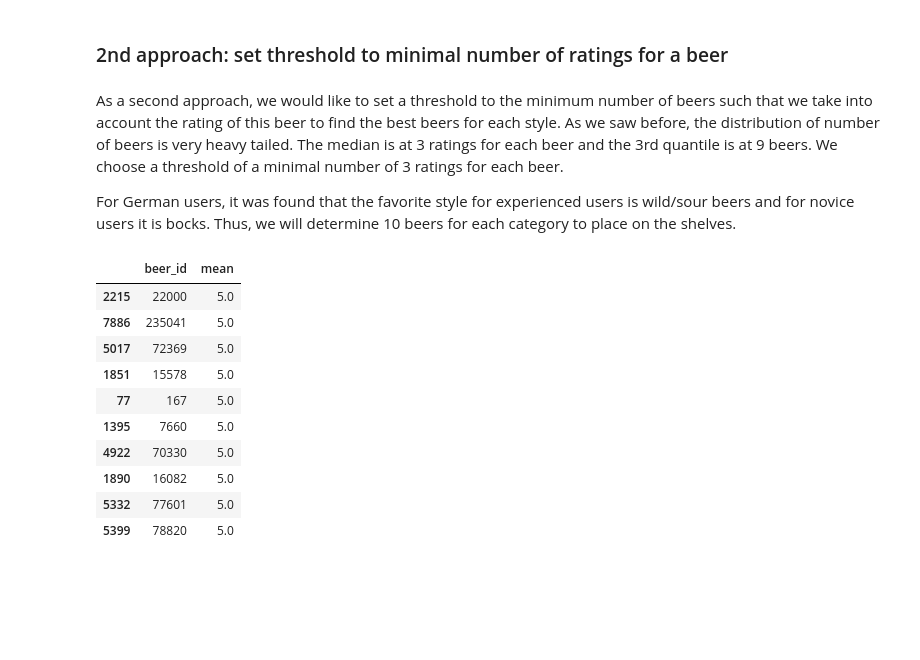
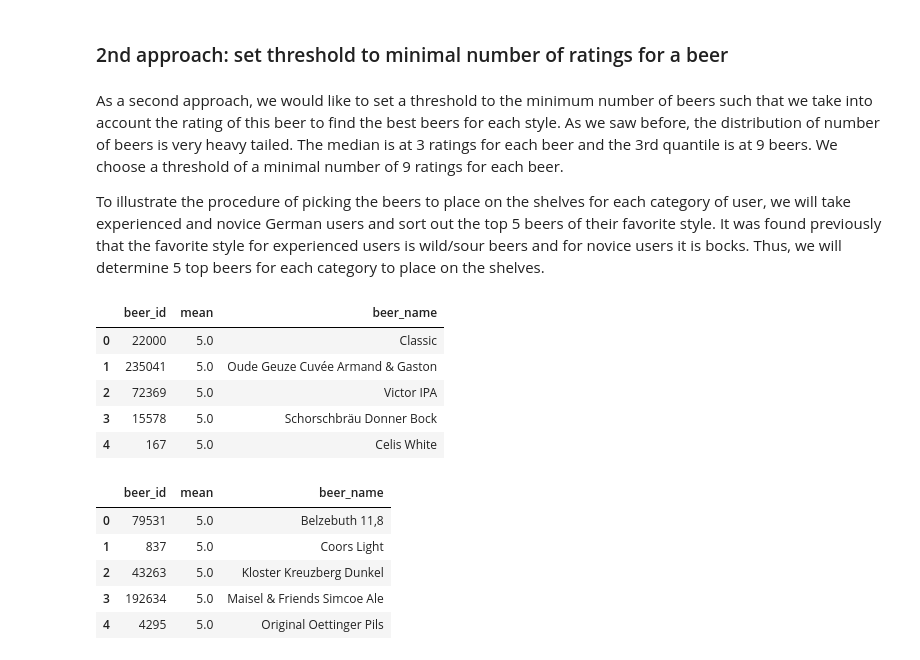
Before and after one commit to epfl-ada/ada-2022-project-toohottohoot, a Jupyter notebook: milestone 3/Final.ipynb, the cells around one changed output. Drawn from its saved outputs; the diff is of its cells as text; code cells hidden in the pictures; blank space fills up the shorter version.

```diff
--- a/milestone 3/Final.ipynb
+++ b/milestone 3/Final.ipynb
@@ -652,8 +640,8 @@ These are the top 10 beers to recommend to Belgian experienced users in the Belg
 # %% [markdown]
 ### 2nd approach: set threshold to minimal number of ratings for a beer
 # %% [markdown]
-As a second approach, we would like to set a threshold to the minimum number of beers such that we take into account the rating of this beer to find the best beers for each style. As we saw before, the distribution of number of beers is very heavy tailed. The median is at 3 ratings for each beer and the 3rd quantile is at 9 beers. We choose a threshold of a minimal number of 3 ratings for each beer.
+As a second approach, we would like to set a threshold to the minimum number of beers such that we take into account the rating of this beer to find the best beers for each style. As we saw before, the distribution of number of beers is very heavy tailed. The median is at 3 ratings for each beer and the 3rd quantile is at 9 beers. We choose a threshold of a minimal number of 9 ratings for each beer.
 
-For German users, it was found that the favorite style for experienced users is wild/sour beers and for novice users it is bocks. Thus, we will determine 10 beers for each  category to place on the shelves.
+To illustrate the procedure of picking the beers to place on the shelves for each category of user, we will take experienced and novice German users and sort out the top 5 beers of their favorite style. It was found previously that the favorite style for experienced users is wild/sour beers and for novice users it is bocks. Thus, we will determine 5 top beers for each category to place on the shelves.
 # %%
 # get beer id's that have more than 3 ratings
@@ -662,15 +650,4 @@ used_beer_ids_2 = df_germany_novice.groupby('beer_id')['beer_id'].agg(['count'])
 # %%
 # get average rating for each beer and sort
-mean_ratings_1 = df_germany_experienced.groupby('beer_id')['rating'].agg(['mean']).reset_index().sort_values(by="mean",ascending=False)
+mean_ratings_1 = df_germany_experienced.groupby('beer_id')['rating'].agg(['mean']).reset_index().sort_values(by="mean",ascending=False).head(5)
+mean_ratings_2 = df_germany_novice.groupby('beer_id')['rating'].agg(['mean']).reset_index().sort_values(by="mean",ascending=False).head(5)
-# %% [output]
-|  | beer_id | mean |
-| 2215 | 22000 | 5.0 |
-| 7886 | 235041 | 5.0 |
-| 5017 | 72369 | 5.0 |
-| 1851 | 15578 | 5.0 |
-| 77 | 167 | 5.0 |
-| 1395 | 7660 | 5.0 |
-| 4922 | 70330 | 5.0 |
-| 1890 | 16082 | 5.0 |
-| 5332 | 77601 | 5.0 |
-| 5399 | 78820 | 5.0 |
@@ -678,0 +654,20 @@ df_grouped_by_beer = df_germany_experienced["beer_id","rating",""]
+# %%
+# get top 5 beers for experienced german users
+mean_ratings_1.merge(df_beers[["beer_id","beer_name"]],left_on="beer_id",right_on="beer_id").head(5)
+# %% [output]
+|  | beer_id | mean | beer_name |
+| 0 | 22000 | 5.0 | Classic |
+| 1 | 235041 | 5.0 | Oude Geuze Cuvée Armand & Gaston |
+| 2 | 72369 | 5.0 | Victor IPA |
+| 3 | 15578 | 5.0 | Schorschbräu Donner Bock |
+| 4 | 167 | 5.0 | Celis White |
+# %%
+# get top 5 beers for novice german users
+mean_ratings_2.merge(df_beers[["beer_id","beer_name"]],left_on="beer_id",right_on="beer_id").head(5)
+# %% [output]
+|  | beer_id | mean | beer_name |
+| 0 | 79531 | 5.0 | Belzebuth 11,8 |
+| 1 | 837 | 5.0 | Coors Light |
+| 2 | 43263 | 5.0 | Kloster Kreuzberg Dunkel |
+| 3 | 192634 | 5.0 | Maisel & Friends Simcoe Ale |
+| 4 | 4295 | 5.0 | Original Oettinger Pils |
```
Also changed, not shown: parts of 5 cells of this notebook.
